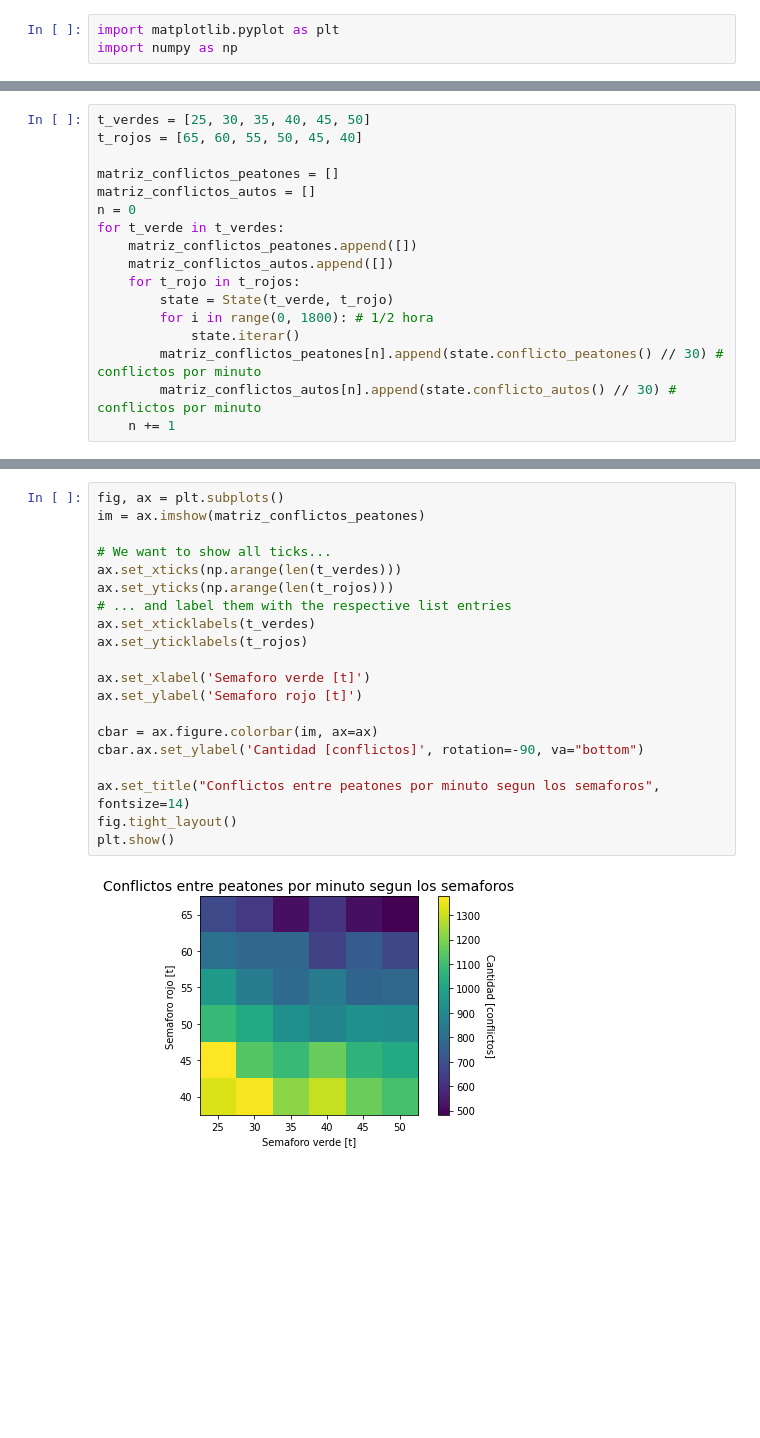
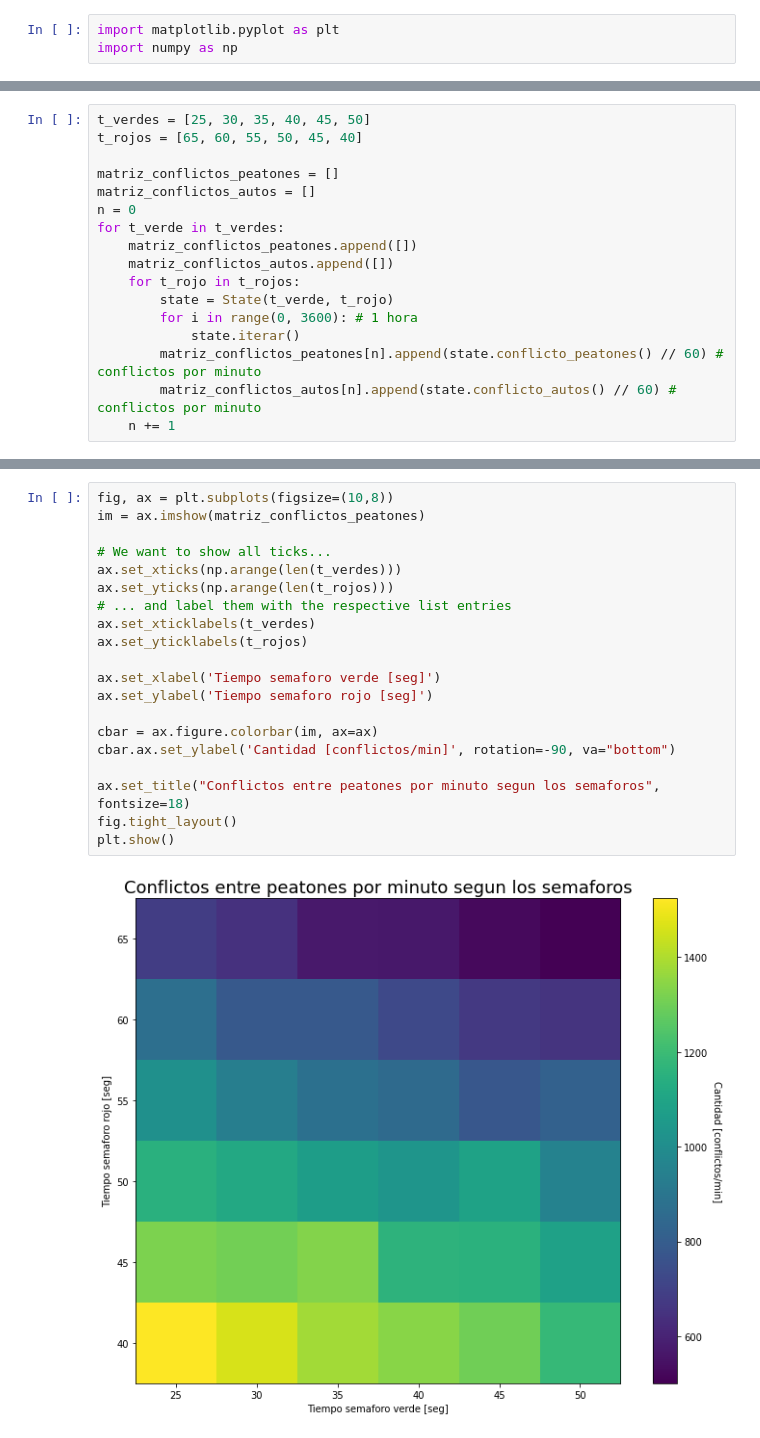
Before and after one commit to Luciana123/simulacion-tp1-2c2021, a Jupyter notebook: Ejercicio_5.ipynb, the cells around one changed output, grey strips where cells are left out. Drawn from its saved outputs; the diff is of its cells as text; blank space fills up the shorter version.

```diff
--- a/Ejercicio_5.ipynb
+++ b/Ejercicio_5.ipynb
@@ -629,10 +629,10 @@ for t_verde in t_verdes:
     matriz_conflictos_autos.append([])
     for t_rojo in t_rojos:
         state = State(t_verde, t_rojo)
-        for i in range(0, 1800): # 1/2 hora
+        for i in range(0, 3600): # 1 hora
             state.iterar()
-        matriz_conflictos_peatones[n].append(state.conflicto_peatones() // 30) # conflictos por minuto
-        matriz_conflictos_autos[n].append(state.conflicto_autos() // 30) # conflictos por minuto
+        matriz_conflictos_peatones[n].append(state.conflicto_peatones() // 60) # conflictos por minuto
+        matriz_conflictos_autos[n].append(state.conflicto_autos() // 60) # conflictos por minuto
     n += 1
 # %%
 matriz_conflictos_peatones
@@ -655,23 +655,23 @@ matriz_conflictos_autos
 # %%
-fig, ax = plt.subplots()
+fig, ax = plt.subplots(figsize=(10,8))
 im = ax.imshow(matriz_conflictos_peatones)
 
 # We want to show all ticks...
 ax.set_xticks(np.arange(len(t_verdes)))
 ax.set_yticks(np.arange(len(t_rojos)))
 # ... and label them with the respective list entries
 ax.set_xticklabels(t_verdes)
 ax.set_yticklabels(t_rojos)
 
-ax.set_xlabel('Semaforo verde [t]')
-ax.set_ylabel('Semaforo rojo [t]')
+ax.set_xlabel('Tiempo semaforo verde [seg]')
+ax.set_ylabel('Tiempo semaforo rojo [seg]')
 
 cbar = ax.figure.colorbar(im, ax=ax)
-cbar.ax.set_ylabel('Cantidad [conflictos]', rotation=-90, va="bottom")
+cbar.ax.set_ylabel('Cantidad [conflictos/min]', rotation=-90, va="bottom")
 
-ax.set_title("Conflictos entre peatones por minuto segun los semaforos", fontsize=14)
+ax.set_title("Conflictos entre peatones por minuto segun los semaforos", fontsize=18)
 fig.tight_layout()
 plt.show()
 # %% [output]
-[figure, old version]
+[figure, new version]
 # %%
```
Also changed, not shown: parts of 4 cells of this notebook.
